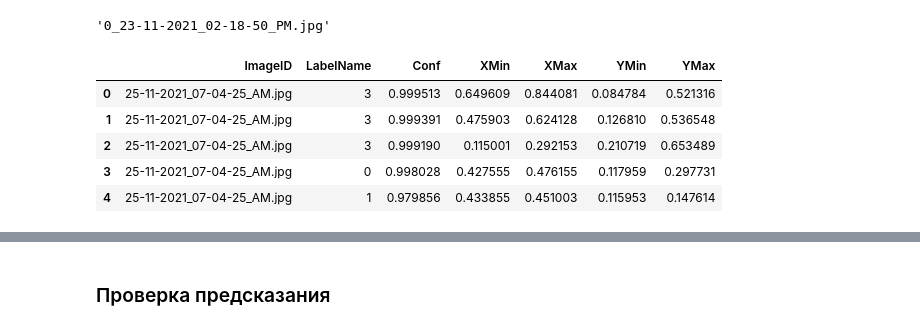
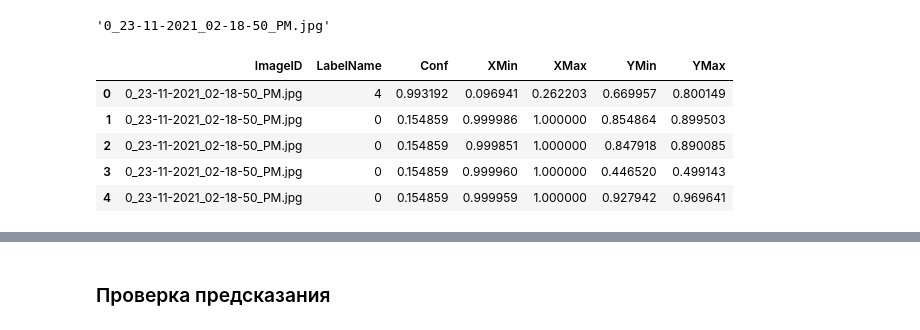
Before and after one commit to TayJen/H_Tatarsan2022, a Jupyter notebook: H_Tatarstan2022_Faster_RCNN.ipynb, the cells around one changed output, grey strips where cells are left out. Cells and saved outputs as stored; diff of their text form; code cells hidden in the pictures.

```diff
--- a/H_Tatarstan2022_Faster_RCNN.ipynb
+++ b/H_Tatarstan2022_Faster_RCNN.ipynb
@@ -574,12 +574,12 @@ def get_predictions_site(dataset):
 # %%
 solutions_site = get_predictions_site(dataset_test_site)
 # %%
-solutions_site_df = pd.DataFrame(solutions, columns=['ImageID', 'LabelName', 'Conf', 'XMin', 'XMax', 'YMin', 'YMax'])
+solutions_site_df = pd.DataFrame(solutions_site, columns=['ImageID', 'LabelName', 'Conf', 'XMin', 'XMax', 'YMin', 'YMax'])
 solutions_site_df.head()
 # %% [output]
 |  | ImageID | LabelName | Conf | XMin | XMax | YMin | YMax |
-| 0 | 25-11-2021_07-04-25_AM.jpg | 3 | 0.999513 | 0.649609 | 0.844081 | 0.084784 | 0.521316 |
-| 1 | 25-11-2021_07-04-25_AM.jpg | 3 | 0.999391 | 0.475903 | 0.624128 | 0.126810 | 0.536548 |
-| 2 | 25-11-2021_07-04-25_AM.jpg | 3 | 0.999190 | 0.115001 | 0.292153 | 0.210719 | 0.653489 |
-| 3 | 25-11-2021_07-04-25_AM.jpg | 0 | 0.998028 | 0.427555 | 0.476155 | 0.117959 | 0.297731 |
-| 4 | 25-11-2021_07-04-25_AM.jpg | 1 | 0.979856 | 0.433855 | 0.451003 | 0.115953 | 0.147614 |
+| 0 | 0_23-11-2021_02-18-50_PM.jpg | 4 | 0.993192 | 0.096941 | 0.262203 | 0.669957 | 0.800149 |
+| 1 | 0_23-11-2021_02-18-50_PM.jpg | 0 | 0.154859 | 0.999986 | 1.000000 | 0.854864 | 0.899503 |
+| 2 | 0_23-11-2021_02-18-50_PM.jpg | 0 | 0.154859 | 0.999851 | 1.000000 | 0.847918 | 0.890085 |
+| 3 | 0_23-11-2021_02-18-50_PM.jpg | 0 | 0.154859 | 0.999960 | 1.000000 | 0.446520 | 0.499143 |
+| 4 | 0_23-11-2021_02-18-50_PM.jpg | 0 | 0.154859 | 0.999959 | 1.000000 | 0.927942 | 0.969641 |
```
Also changed, not shown: parts of 4 cells of this notebook.
